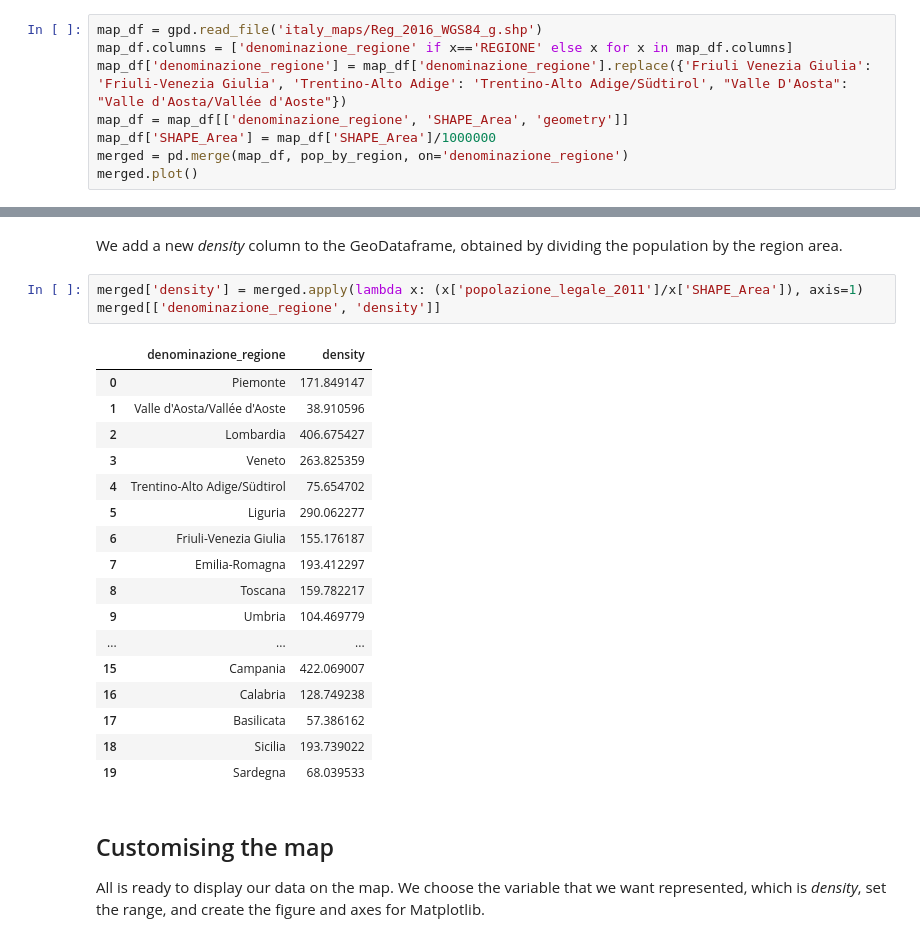
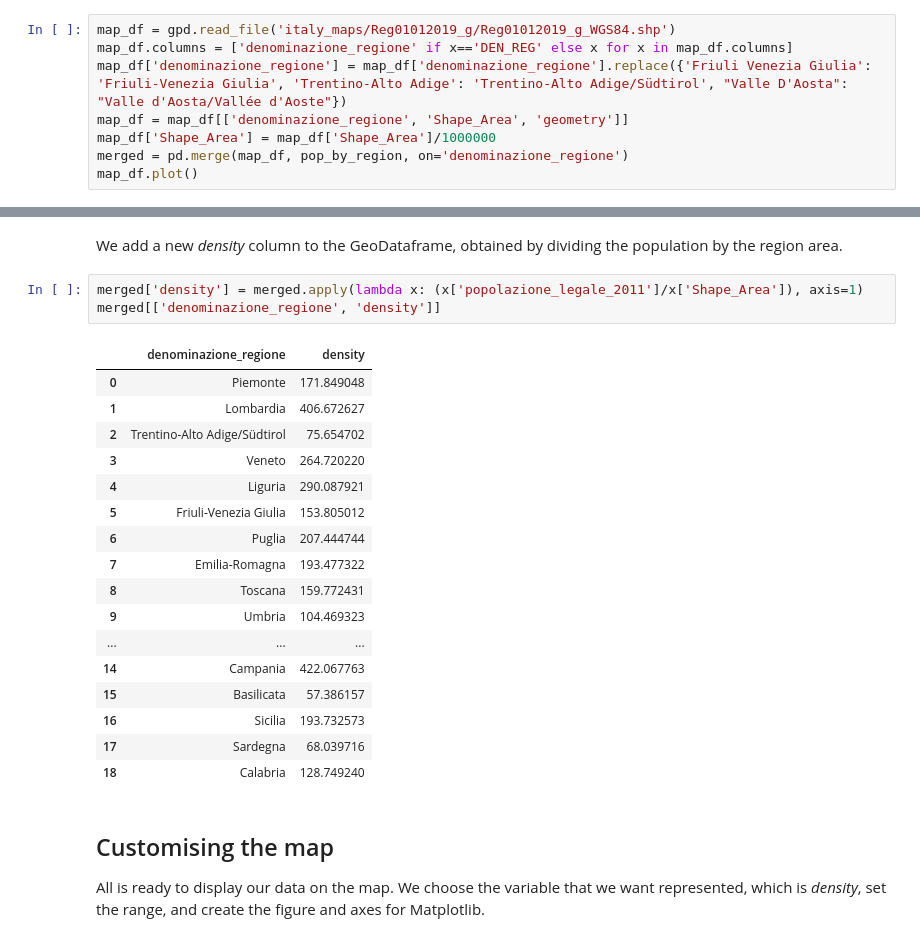
Before and after one commit to pagopa-archive/nteract-on-ckan, a Jupyter notebook: open-notebooks-example/italian_regions.ipynb, the cells around one changed output, grey strips where cells are left out. Cells and saved outputs as stored; diff of their text form.

Commit message:
Updated italian_regions notebook and map files to 2019

```diff
--- a/open-notebooks-example/italian_regions.ipynb
+++ b/open-notebooks-example/italian_regions.ipynb
@@ -127,39 +127,39 @@ Using the Geopandas library, we import a shapefile containing a map of Italy and
 
 To avoid errors with Geopandas, perform the merge with the GeoDataframe as first argument and the Pandas Dataframe as the second one.
 # %%
-map_df = gpd.read_file('italy_maps/Reg_2016_WGS84_g.shp')
-map_df.columns = ['denominazione_regione' if x=='REGIONE' else x for x in map_df.columns]
+map_df = gpd.read_file('italy_maps/Reg01012019_g/Reg01012019_g_WGS84.shp')
+map_df.columns = ['denominazione_regione' if x=='DEN_REG' else x for x in map_df.columns]
 map_df['denominazione_regione'] = map_df['denominazione_regione'].replace({'Friuli Venezia Giulia': 'Friuli-Venezia Giulia', 'Trentino-Alto Adige': 'Trentino-Alto Adige/Südtirol', "Valle D'Aosta": "Valle d'Aosta/Vallée d'Aoste"})
-map_df = map_df[['denominazione_regione', 'SHAPE_Area', 'geometry']]
-map_df['SHAPE_Area'] = map_df['SHAPE_Area']/1000000
+map_df = map_df[['denominazione_regione', 'Shape_Area', 'geometry']]
+map_df['Shape_Area'] = map_df['Shape_Area']/1000000
 merged = pd.merge(map_df, pop_by_region, on='denominazione_regione')
-merged.plot()
+map_df.plot()
 # %% [output]
 <matplotlib.axes._subplots.AxesSubplot at 0x...>
 [figure]
 # %% [markdown]
 We add a new *density* column to the GeoDataframe, obtained by dividing the population by the region area.
 # %%
-merged['density'] = merged.apply(lambda x: (x['popolazione_legale_2011']/x['SHAPE_Area']), axis=1)
+merged['density'] = merged.apply(lambda x: (x['popolazione_legale_2011']/x['Shape_Area']), axis=1)
 merged[['denominazione_regione', 'density']]
 # %% [output]
 |  | denominazione_regione | density |
-| 0 | Piemonte | 171.849147 |
-| 1 | Valle d'Aosta/Vallée d'Aoste | 38.910596 |
-| 2 | Lombardia | 406.675427 |
-| 3 | Veneto | 263.825359 |
-| 4 | Trentino-Alto Adige/Südtirol | 75.654702 |
-| 5 | Liguria | 290.062277 |
-| 6 | Friuli-Venezia Giulia | 155.176187 |
-| 7 | Emilia-Romagna | 193.412297 |
-| 8 | Toscana | 159.782217 |
-| 9 | Umbria | 104.469779 |
+| 0 | Piemonte | 171.849048 |
+| 1 | Lombardia | 406.672627 |
+| 2 | Trentino-Alto Adige/Südtirol | 75.654702 |
+| 3 | Veneto | 264.720220 |
+| 4 | Liguria | 290.087921 |
+| 5 | Friuli-Venezia Giulia | 153.805012 |
+| 6 | Puglia | 207.444744 |
+| 7 | Emilia-Romagna | 193.477322 |
+| 8 | Toscana | 159.772431 |
+| 9 | Umbria | 104.469323 |
 | ... | ... | ... |
-| 15 | Campania | 422.069007 |
-| 16 | Calabria | 128.749238 |
-| 17 | Basilicata | 57.386162 |
-| 18 | Sicilia | 193.739022 |
-| 19 | Sardegna | 68.039533 |
+| 14 | Campania | 422.067763 |
+| 15 | Basilicata | 57.386157 |
+| 16 | Sicilia | 193.732573 |
+| 17 | Sardegna | 68.039716 |
+| 18 | Calabria | 128.749240 |
 # %% [markdown]
 ## Customising the map
 All is ready to display our data on the map. We choose the variable that we want represented, which is *density*, set the range, and create the figure and axes for Matplotlib.
```
Also changed, not shown: parts of 2 cells of this notebook, 4 other files.
